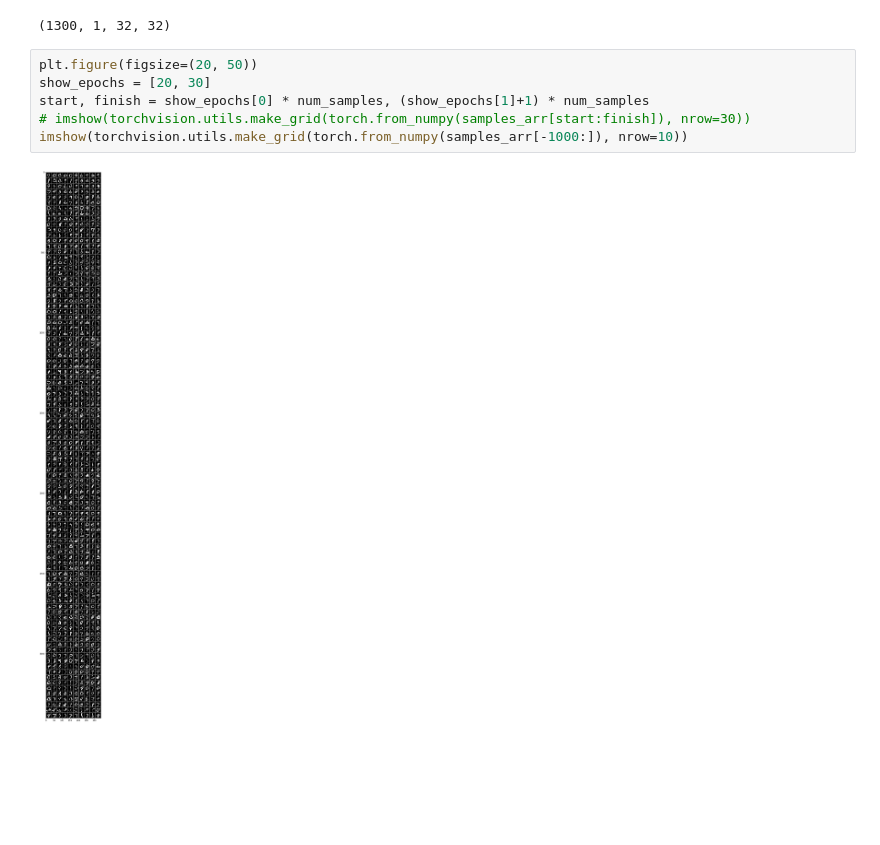
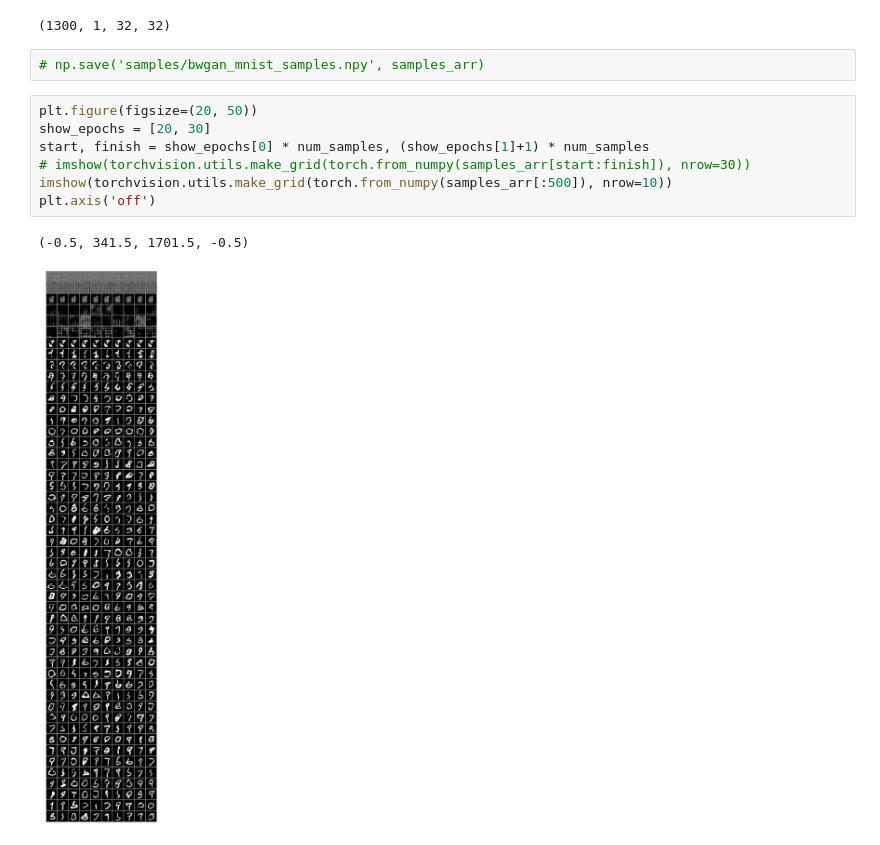
Before and after one commit to mfinzi/gans-and-stuff, a Jupyter notebook: experiments/bayes_wasserstein_dcgan.ipynb, the cells around one changed output. Cells and saved outputs as stored; diff of their text form; blank space fills up the shorter version.

```diff
--- a/experiments/bayes_wasserstein_dcgan.ipynb
+++ b/experiments/bayes_wasserstein_dcgan.ipynb
@@ -256,11 +256,15 @@ np.max(batch.numpy())
 samples_arr.shape
 # %% [output]
 (1300, 1, 32, 32)
+# %%
+# np.save('samples/bwgan_mnist_samples.npy', samples_arr)
 # %%
 plt.figure(figsize=(20, 50))
 show_epochs = [20, 30]
 start, finish = show_epochs[0] * num_samples, (show_epochs[1]+1) * num_samples
 # imshow(torchvision.utils.make_grid(torch.from_numpy(samples_arr[start:finish]), nrow=30))
-imshow(torchvision.utils.make_grid(torch.from_numpy(samples_arr[-1000:]), nrow=10))
+imshow(torchvision.utils.make_grid(torch.from_numpy(samples_arr[:500]), nrow=10))
+plt.axis('off')
 # %% [output]
+(-0.5, 341.5, 1701.5, -0.5)
-[figure, old version]
+[figure, new version]
```
Also changed, not shown: 4 other files.
